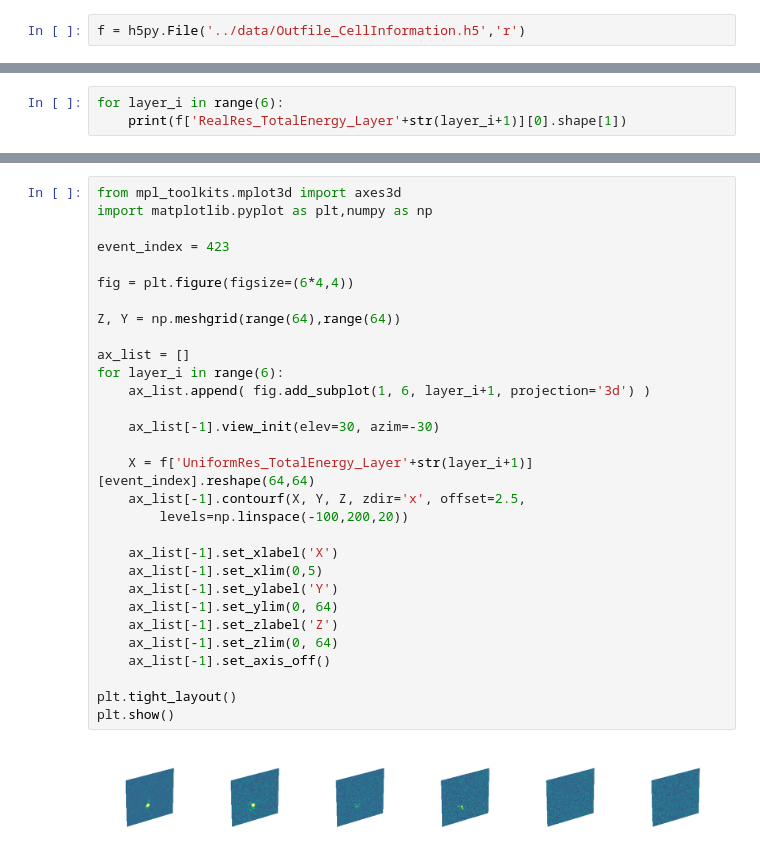
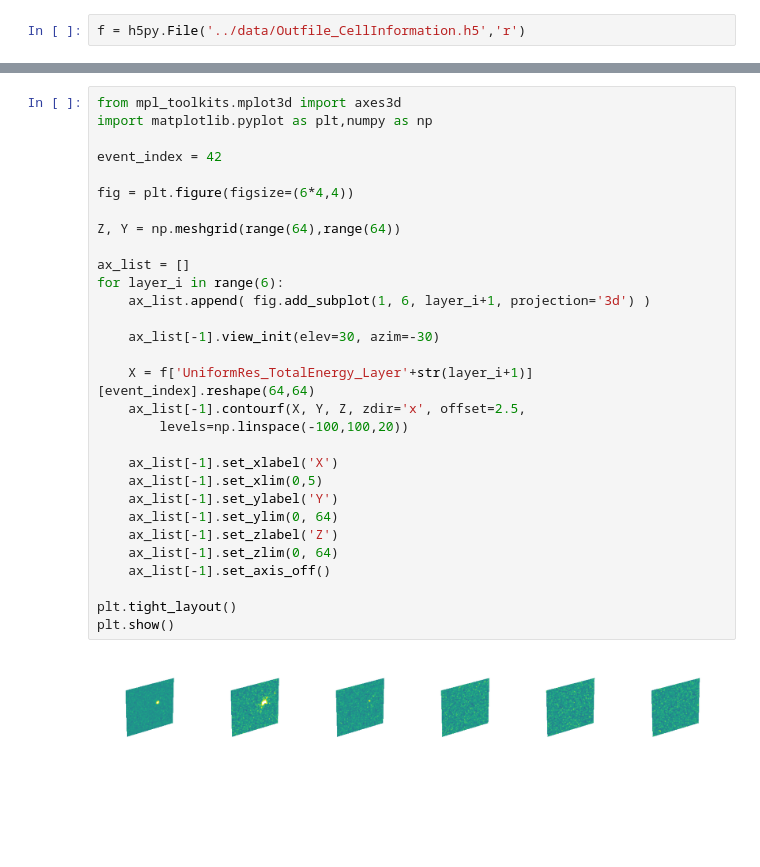
Before and after one commit to sanmayphy/ENERGYFLOW_ML, a Jupyter notebook: DataExploration/Data_Exploration.ipynb, the cells around one changed output, grey strips where cells are left out. Saved outputs shown, nothing was run; the diff lists cells and outputs as text; blank space fills up the shorter version.

```diff
--- a/DataExploration/Data_Exploration.ipynb
+++ b/DataExploration/Data_Exploration.ipynb
@@ -33,3 +9,0 @@ plt.imshow( f['UniformRes_TotalEnergy_Layer3'][25].reshape(64,64) )
-# %%
-for layer_i in range(6):
-    print(f['RealRes_TotalEnergy_Layer'+str(layer_i+1)][0].shape[1])
@@ -61,32 +10,32 @@ plt.hist( f['Smeared_Track_Energy'][:] )
 # %%
 from mpl_toolkits.mplot3d import axes3d
 import matplotlib.pyplot as plt,numpy as np
 
-event_index = 423
+event_index = 42
 
 fig = plt.figure(figsize=(6*4,4))
 
 Z, Y = np.meshgrid(range(64),range(64))
 
 ax_list = []
 for layer_i in range(6):
     ax_list.append( fig.add_subplot(1, 6, layer_i+1, projection='3d') )
 
     ax_list[-1].view_init(elev=30, azim=-30)
 
     X = f['UniformRes_TotalEnergy_Layer'+str(layer_i+1)][event_index].reshape(64,64)
     ax_list[-1].contourf(X, Y, Z, zdir='x', offset=2.5,
-        levels=np.linspace(-100,200,20))
+        levels=np.linspace(-100,100,20))
 
     ax_list[-1].set_xlabel('X')
     ax_list[-1].set_xlim(0,5)
     ax_list[-1].set_ylabel('Y')
     ax_list[-1].set_ylim(0, 64)
     ax_list[-1].set_zlabel('Z')
     ax_list[-1].set_zlim(0, 64)
     ax_list[-1].set_axis_off()
 
 plt.tight_layout()
 plt.show()
 # %% [output]
-[figure, old version]
+[figure, new version]
```
Also changed, not shown: parts of 5 cells of this notebook.
